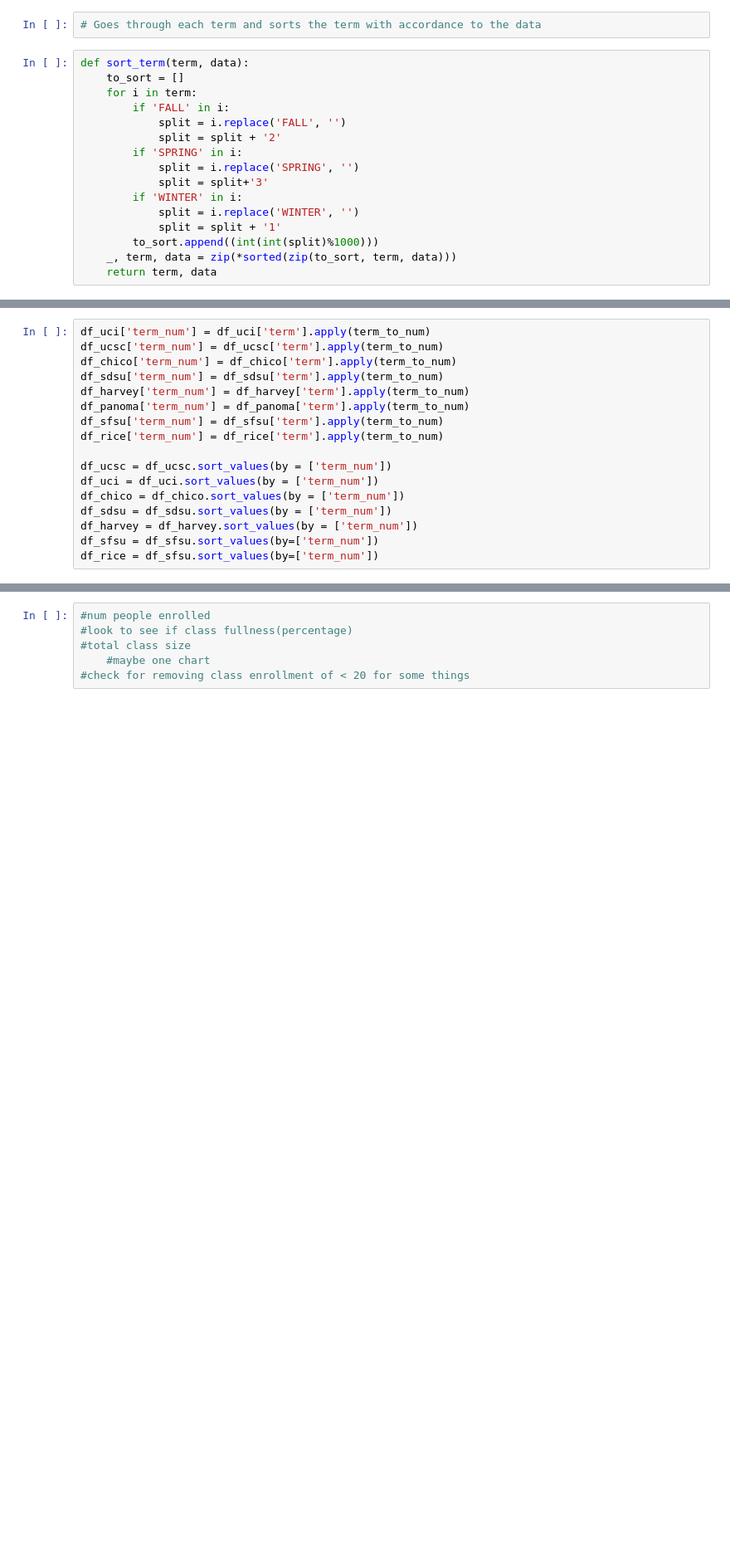
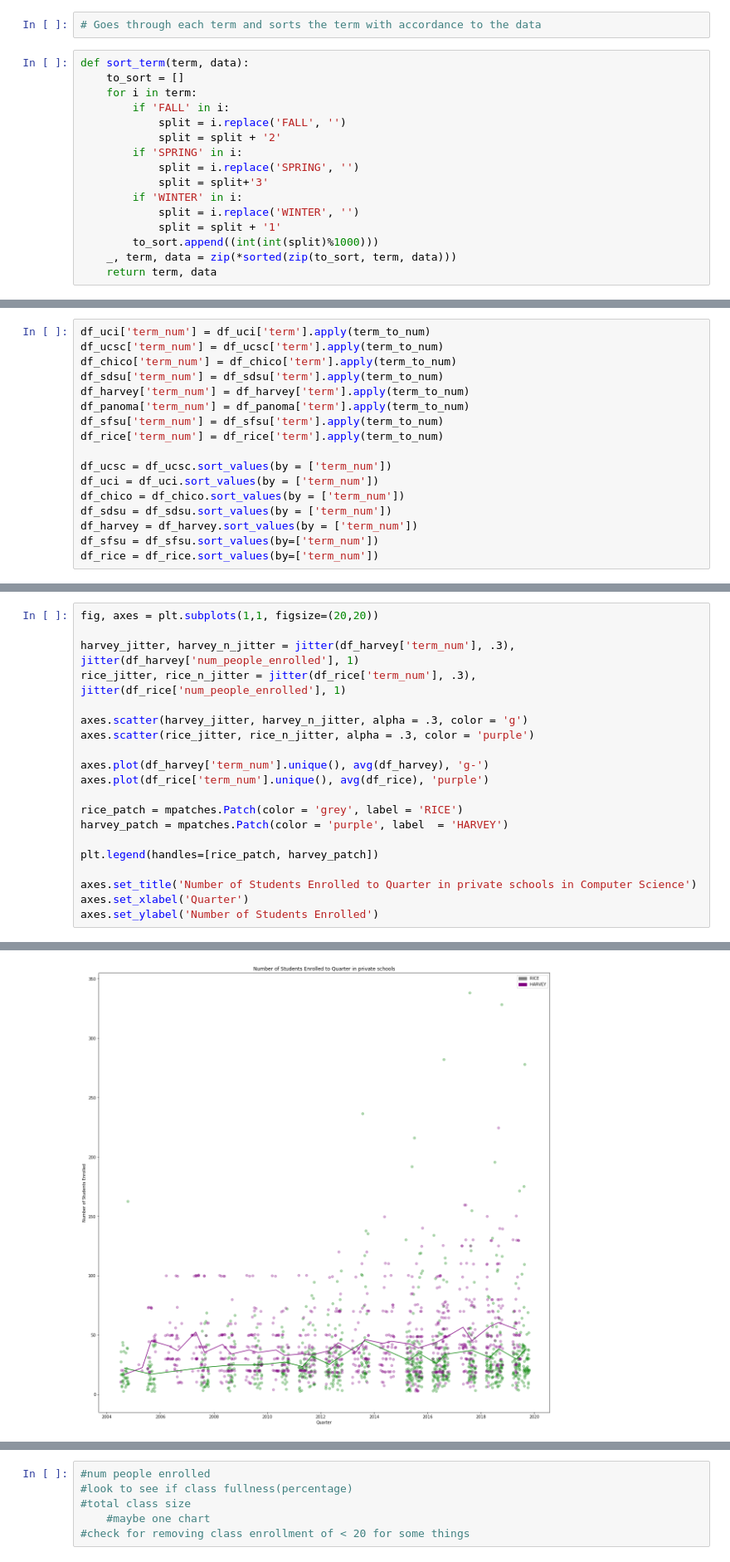
Before and after one commit to Tcbowen/CSE-184, a Jupyter notebook: Data_Terry.ipynb, the cells around one changed output, grey strips where cells are left out. Shown at 83% size. Saved outputs shown, nothing was run; the diff lists cells and outputs as text; blank space fills up the shorter version.

```diff
--- a/Data_Terry.ipynb
+++ b/Data_Terry.ipynb
@@ -224,4 +246,4 @@ df_chico = df_chico.sort_values(by = ['term_num'])
 df_sdsu = df_sdsu.sort_values(by = ['term_num'])
 df_harvey = df_harvey.sort_values(by = ['term_num'])
 df_sfsu = df_sfsu.sort_values(by=['term_num'])
-df_rice = df_sfsu.sort_values(by=['term_num'])
+df_rice = df_rice.sort_values(by=['term_num'])
@@ -277,0 +360,21 @@ plt.plot(df_rice['term_num'], p(df_rice['term_num']), 'k-')
+# %%
+fig, axes = plt.subplots(1,1, figsize=(20,20))
+
+harvey_jitter, harvey_n_jitter = jitter(df_harvey['term_num'], .3), jitter(df_harvey['num_people_enrolled'], 1)
+rice_jitter, rice_n_jitter = jitter(df_rice['term_num'], .3), jitter(df_rice['num_people_enrolled'], 1)
+
+axes.scatter(harvey_jitter, harvey_n_jitter, alpha = .3, color = 'g')
+axes.scatter(rice_jitter, rice_n_jitter, alpha = .3, color = 'purple')
+
+axes.plot(df_harvey['term_num'].unique(), avg(df_harvey), 'g-')
+axes.plot(df_rice['term_num'].unique(), avg(df_rice), 'purple')
+
+rice_patch = mpatches.Patch(color = 'grey', label = 'RICE')
+harvey_patch = mpatches.Patch(color = 'purple', label  = 'HARVEY')
+
+plt.legend(handles=[rice_patch, harvey_patch])
+
+axes.set_title('Number of Students Enrolled to Quarter in private schools in Computer Science')
+axes.set_xlabel('Quarter')
+axes.set_ylabel('Number of Students Enrolled')
+# %% [output]
@@ -278,3 +382,4 @@ plt.plot(df_rice['term_num'], p(df_rice['term_num']), 'k-')
+[figure, added]
 # %%
 def find_popular_class(self):
     unique_classes = {}
```
Also changed, not shown: parts of 23 cells of this notebook.
